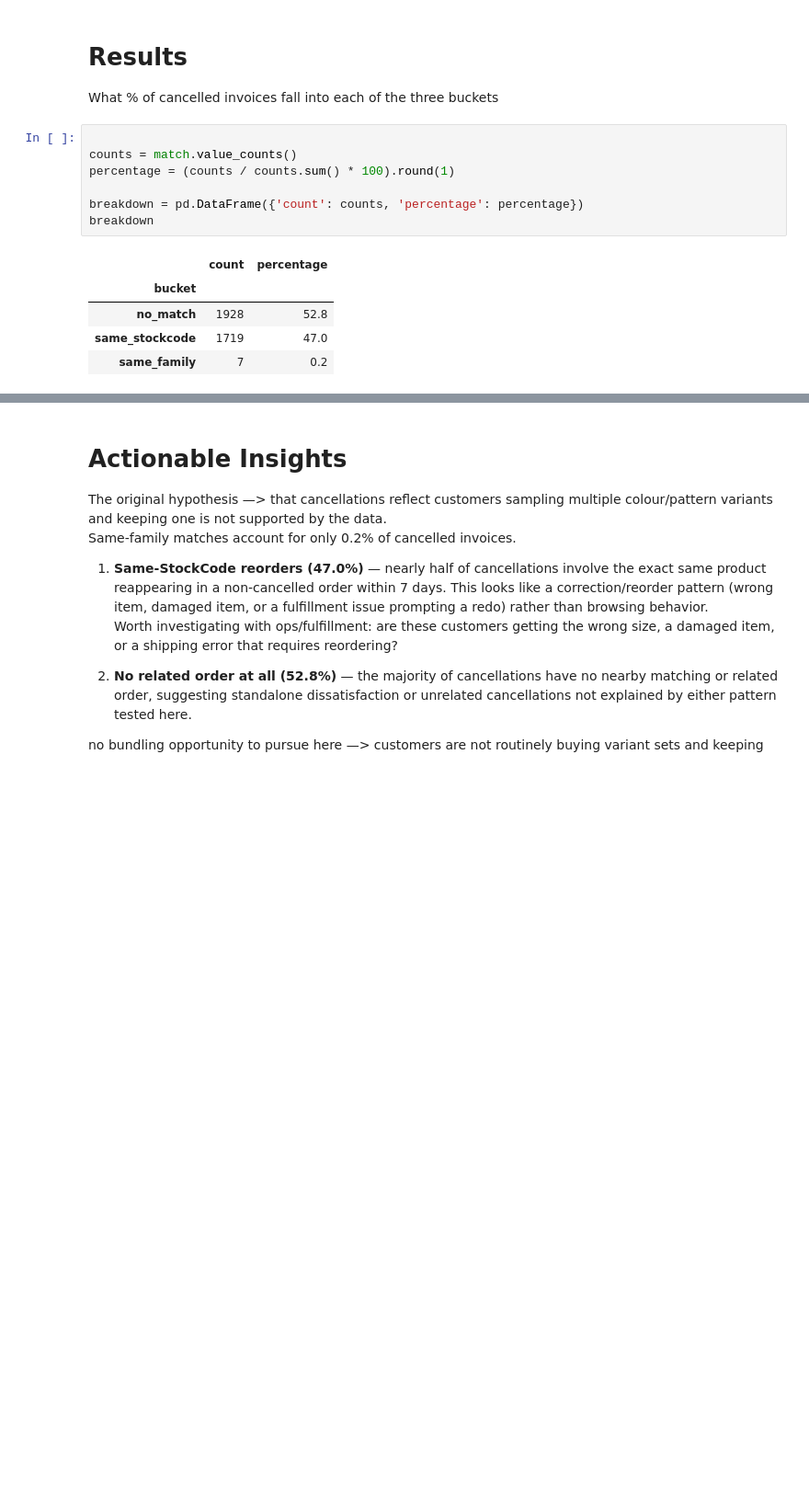
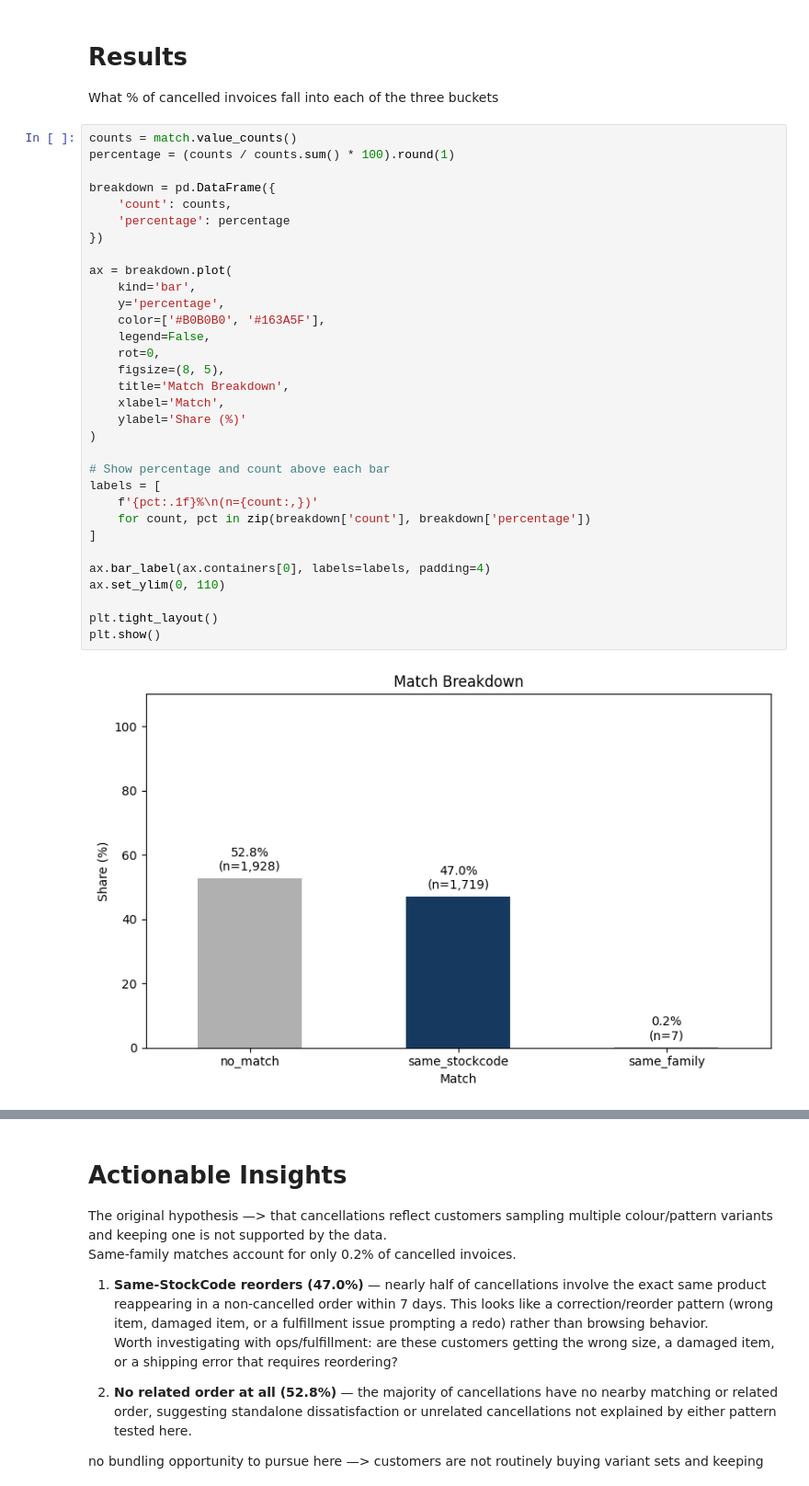
Before and after one commit to fionnadavoodian/online-retail-ii, a Jupyter notebook: notebooks/06_product_cooccurrence_and_cancellations.ipynb, the cells around one changed output, grey strips where cells are left out. Shown at 92% size. Drawn from its saved outputs; the diff is of its cells as text; blank space fills up the shorter version.

```diff
--- a/notebooks/06_product_cooccurrence_and_cancellations.ipynb
+++ b/notebooks/06_product_cooccurrence_and_cancellations.ipynb
@@ -68,16 +68,37 @@ Name: count, dtype: int64
 # Results
 What % of cancelled invoices fall into each of the three buckets
 # %%
-
 counts = match.value_counts()
 percentage = (counts / counts.sum() * 100).round(1)
 
-breakdown = pd.DataFrame({'count': counts, 'percentage': percentage})
-breakdown
+breakdown = pd.DataFrame({
+    'count': counts,
+    'percentage': percentage
+})
+
+ax = breakdown.plot(
+    kind='bar',
+    y='percentage',
+    color=['#B0B0B0', '#163A5F'],
+    legend=False,
+    rot=0,
+    figsize=(8, 5),
+    title='Match Breakdown',
+    xlabel='Match',
+    ylabel='Share (%)'
+)
+
+# Show percentage and count above each bar
+labels = [
+    f'{pct:.1f}%\n(n={count:,})'
+    for count, pct in zip(breakdown['count'], breakdown['percentage'])
+]
+
+ax.bar_label(ax.containers[0], labels=labels, padding=4)
+ax.set_ylim(0, 110)
+
+plt.tight_layout()
+plt.show()
 # %% [output]
-|  | count | percentage |
-| bucket |  |  |
-| no_match | 1928 | 52.8 |
-| same_stockcode | 1719 | 47.0 |
-| same_family | 7 | 0.2 |
+[figure, added]
 # %%
```
Also changed, not shown: parts of 2 cells of this notebook, 3 other files.
